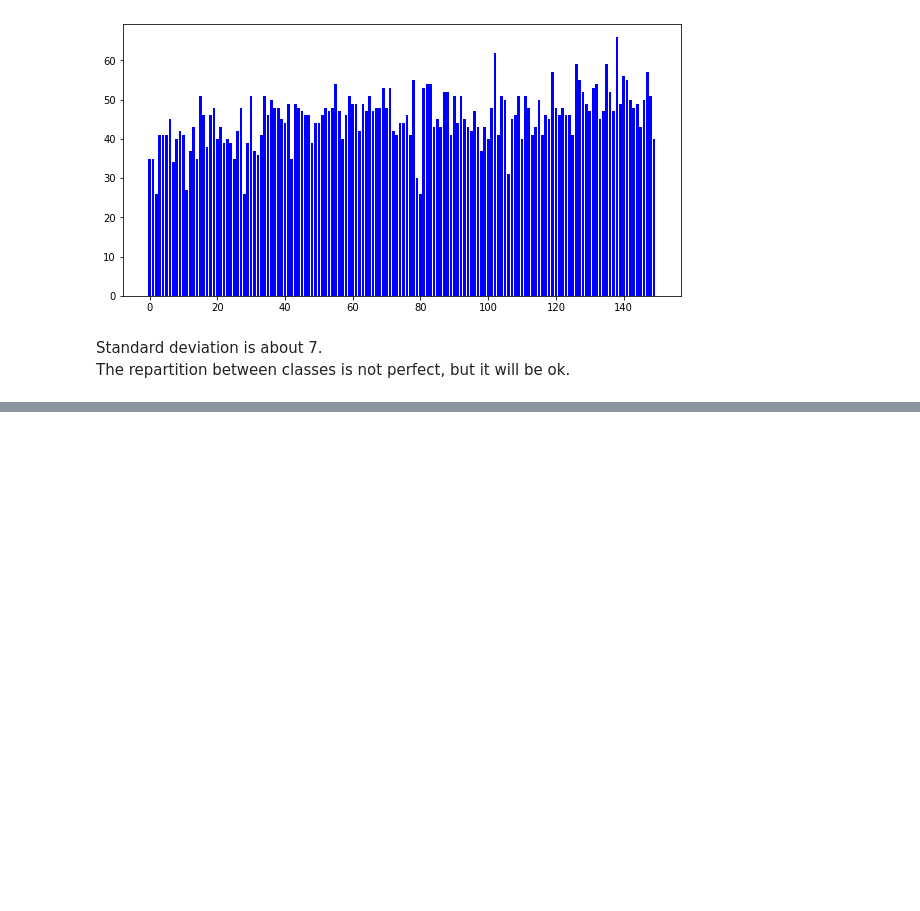
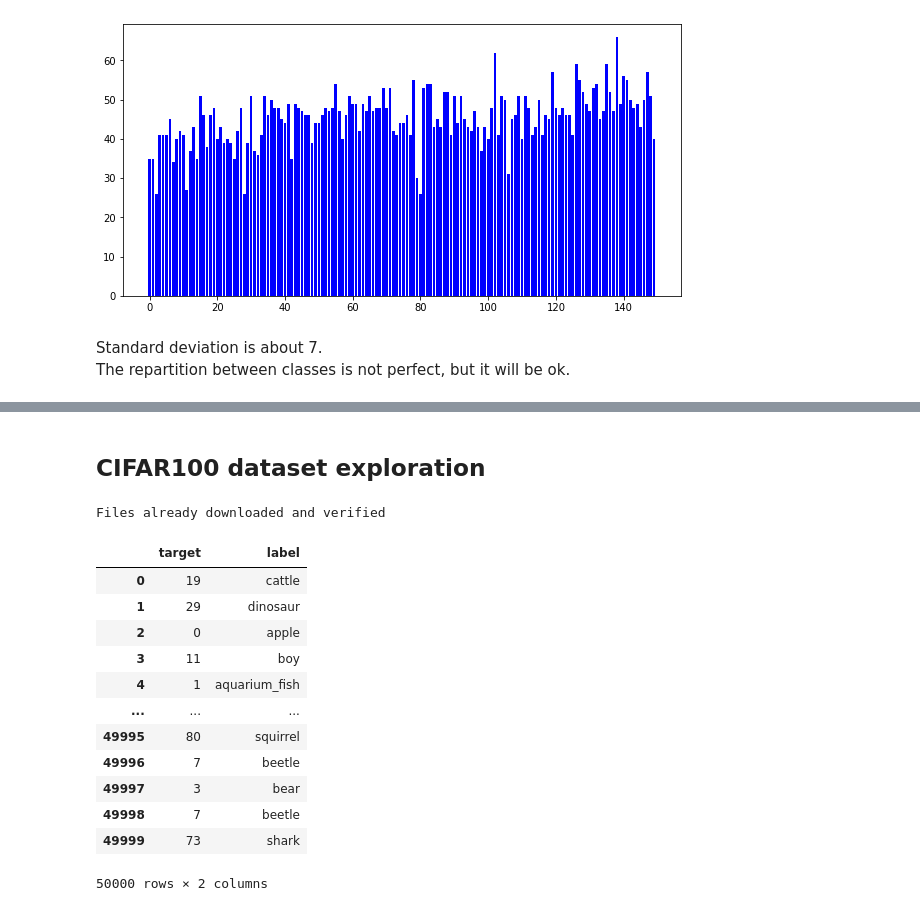
Before and after one commit to AzemaBaptiste/pokemon_classifier, a Jupyter notebook: 0_Exploration.ipynb, the cells around one changed output, grey strips where cells are left out. Saved outputs shown, nothing was run; the diff lists cells and outputs as text; code cells hidden in the pictures; blank space fills up the shorter version.

```diff
--- a/Pokemon_classifier.ipynb
+++ b/0_Exploration.ipynb
@@ -658,0 +123,25 @@ estimator.fit({'train': input_data})
+# %% [markdown]
+## CIFAR100 dataset exploration
+# %%
+transform, std_nums, mean_nums = utils.torch_transformations()
+
+cifar100 = torchvision.datasets.CIFAR100(root='data/', download=True, transform=transform['test'])
+# %% [output]
+Files already downloaded and verified
+# %%
+df = utils.load_dataset_cifar(cifar100)
+df
+# %% [output]
+|  | target | label |
+| 0 | 19 | cattle |
+| 1 | 29 | dinosaur |
+| 2 | 0 | apple |
+| 3 | 11 | boy |
+| 4 | 1 | aquarium_fish |
+| ... | ... | ... |
+| 49995 | 80 | squirrel |
+| 49996 | 7 | beetle |
+| 49997 | 3 | bear |
+| 49998 | 7 | beetle |
+| 49999 | 73 | shark |
+50000 rows × 2 columns
```
Also changed, not shown: parts of 72 cells of this notebook, 3 other files.
